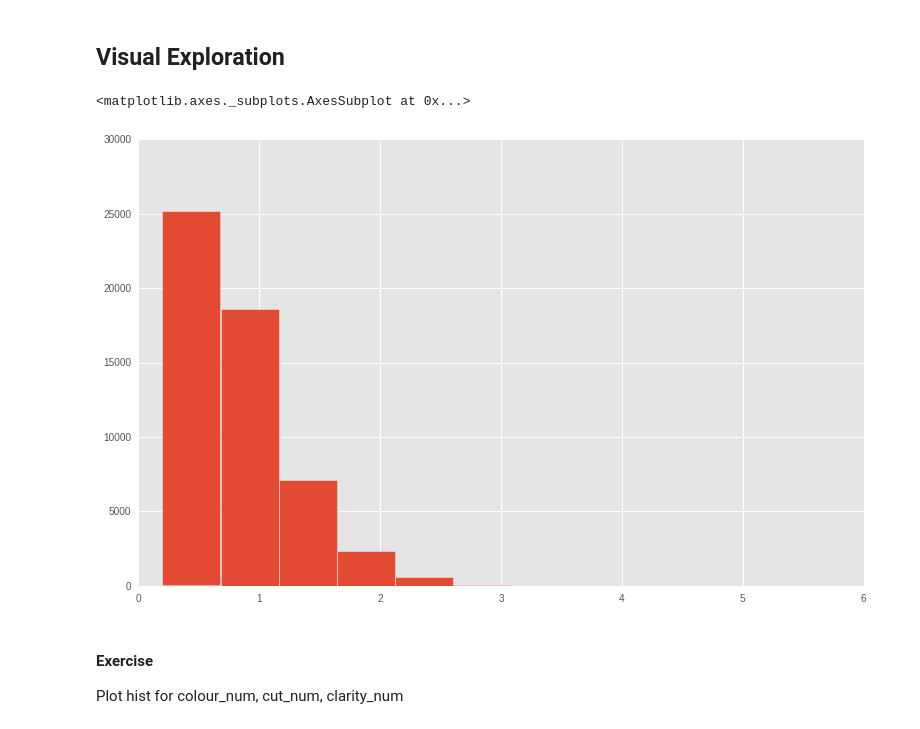
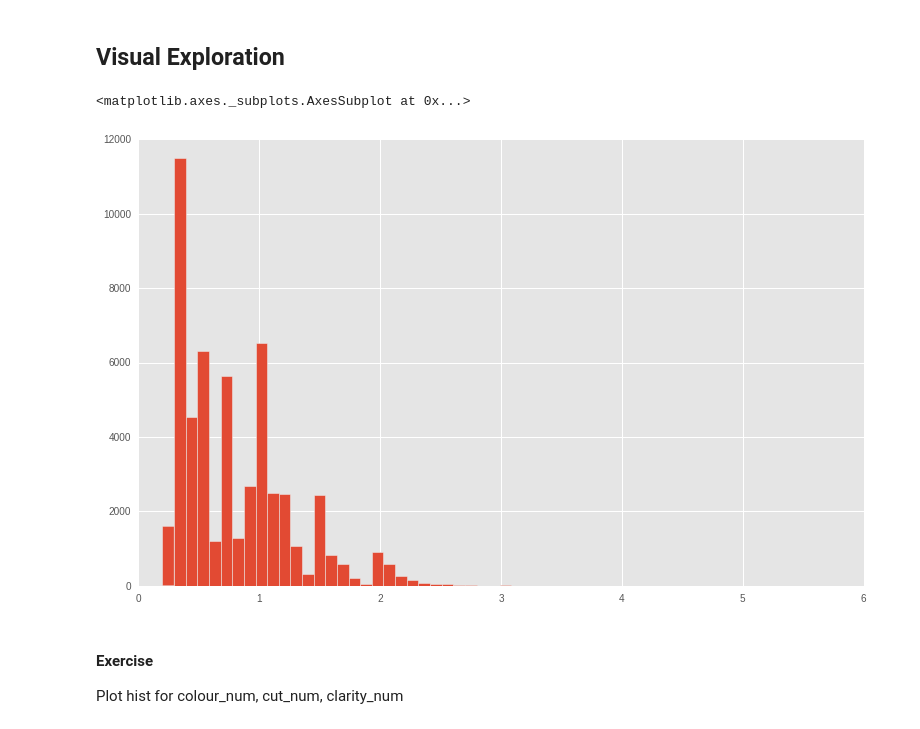
Before and after one commit to ababook/intro-python-data-science, a Jupyter notebook: diamonds/Diamonds.ipynb, the cells around one changed output. Drawn from its saved outputs; the diff is of its cells as text; code cells hidden in the pictures.

```diff
--- a/diamonds/Diamonds.ipynb
+++ b/diamonds/Diamonds.ipynb
@@ -104,7 +104,3 @@ df.head()
 # %% [markdown]
 #### Exercise
 Create a column **clarity_num** with clarity as numeric value
-# %%
-df["clarity_num"] = encoder.fit_transform(df.clarity)
-
-df.head()
@@ -132,10 +125,10 @@ df_D.head()
 # %% [markdown]
 ## Visual Exploration
 # %%
-df.carat.hist()
+df.carat.hist(bins=50)
 # %% [output]
 <matplotlib.axes._subplots.AxesSubplot at 0x...>
-[figure, old version]
+[figure, new version]
 # %% [markdown]
 #### Exercise
 Plot hist for colour_num, cut_num, clarity_num
```
Also changed, not shown: parts of 30 cells of this notebook.
